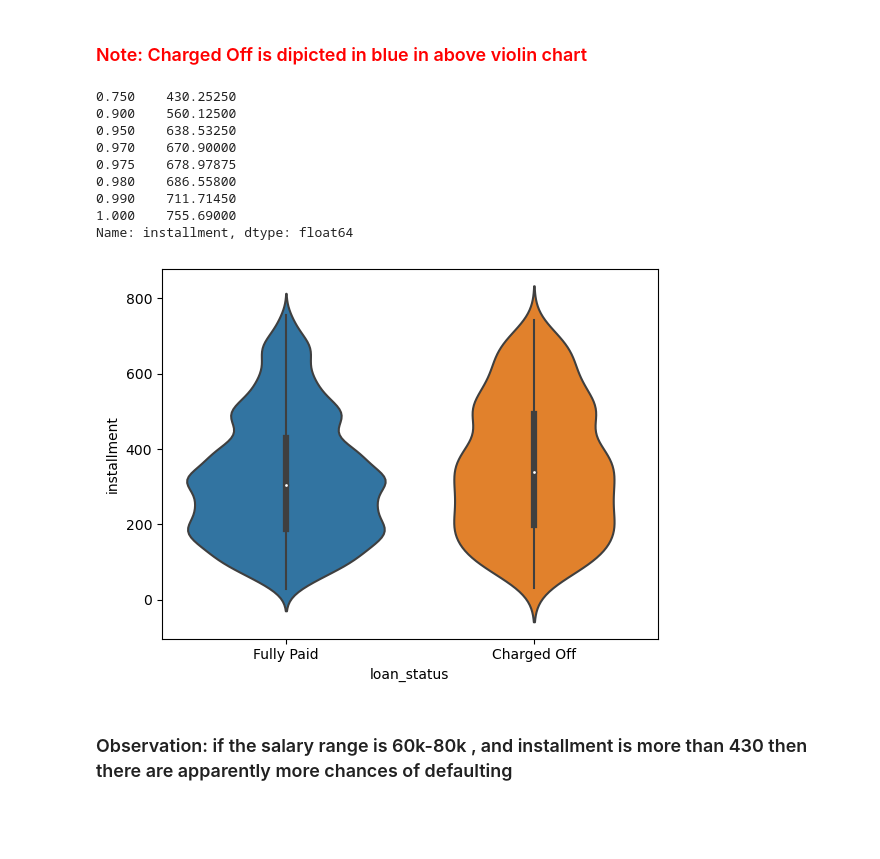
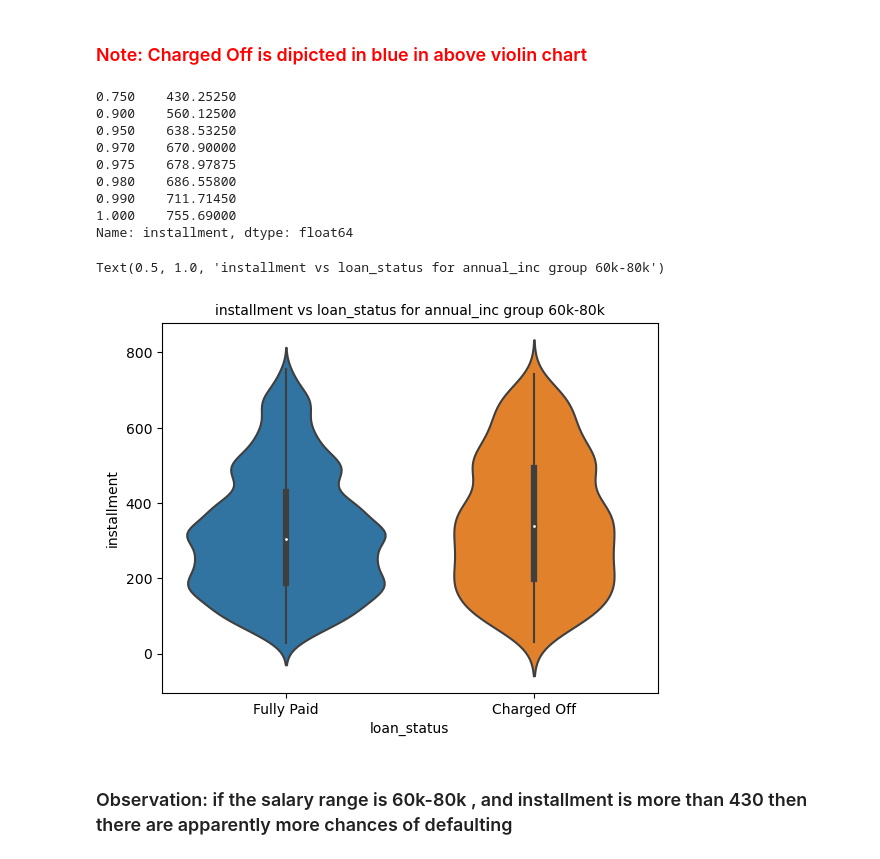
Before and after one commit to sdakshinkar/LendingClubCaseStudy, a Jupyter notebook: Swapnil_Dakshinkar.ipynb, the cells around one changed output. Cells and saved outputs as stored; diff of their text form; code cells hidden in the pictures; blank space fills up the shorter version.

```diff
--- a/Swapnil_Dakshinkar.ipynb
+++ b/Swapnil_Dakshinkar.ipynb
@@ -1048,18 +1116,20 @@ Name: installment, dtype: float64
 # %%
 df_temp = df[df['annual_inc_groups'].astype('string').str.find('60000, 80000')==True]
 print(df_temp[df_temp.loan_status=='Fully Paid'].installment.quantile([0.75,0.90,0.95,0.97,0.975, 0.98, 0.99, 1.0]))
 p = sns.violinplot(data=df_temp,x='loan_status',y='installment')
+p.set_title('installment vs loan_status for annual_inc group 60k-80k',fontsize=10)
 # %% [output]
 0.750    430.25250
 0.900    560.12500
 0.950    638.53250
 0.970    670.90000
 0.975    678.97875
 0.980    686.55800
 0.990    711.71450
 1.000    755.69000
 Name: installment, dtype: float64
+Text(0.5, 1.0, 'installment vs loan_status for annual_inc group 60k-80k')
-[figure, old version]
+[figure, new version]
 # %% [markdown]
 ### Observation: if the salary range is 60k-80k , and installment is more than 430 then there are apparently more chances of defaulting
 # %% [markdown]
```
Also changed, not shown: parts of 17 cells of this notebook, 1 other file.
